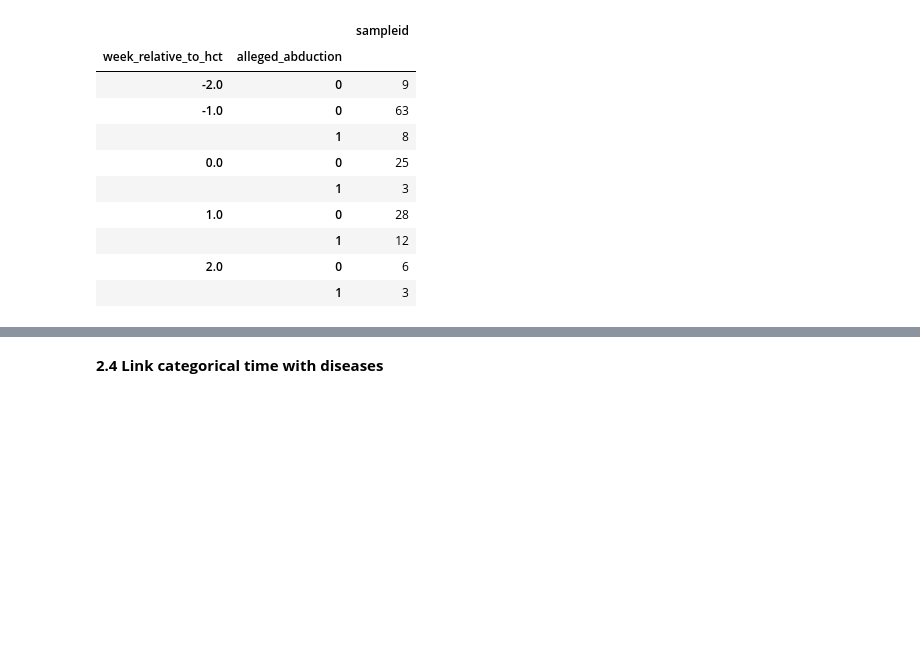
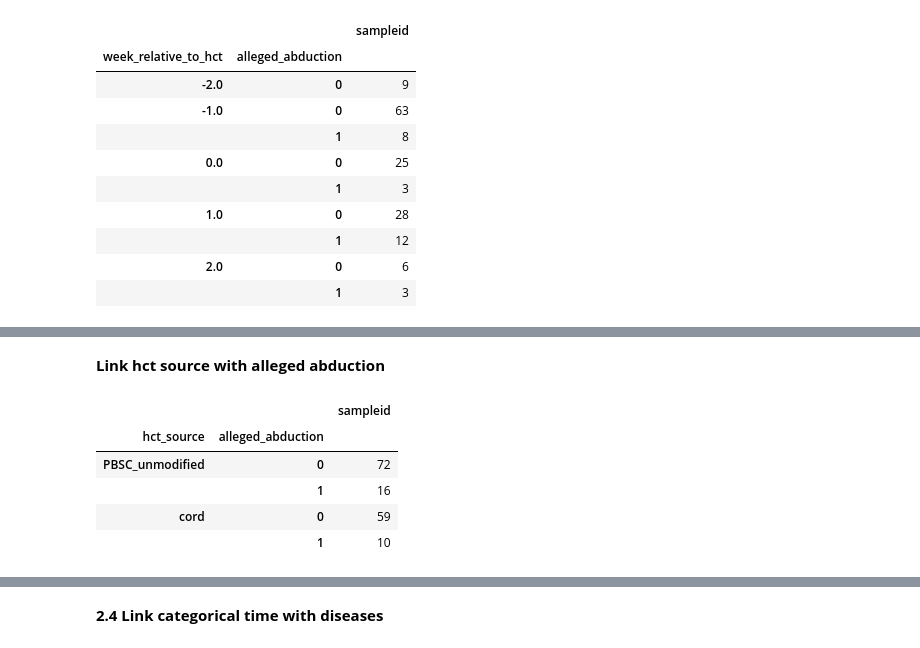
Before and after one commit to banucavlak/alien-cancer-cure, a Jupyter notebook: metadata_analysis.ipynb, the cells around one changed output, grey strips where cells are left out. Cells and saved outputs as stored; diff of their text form; code cells hidden in the pictures; blank space fills up the shorter version.

```diff
--- a/metadata_analysis.ipynb
+++ b/metadata_analysis.ipynb
@@ -355,0 +388,13 @@ df_ab_samples
+# %% [markdown]
+**Link hct source with alleged abduction**
+# %%
+df_ab_samples_4 = df_meta[['hct_source', 'alleged_abduction', 'sampleid']]
+df_ab_samples_4 = df_ab_samples_4.groupby(['hct_source', 'alleged_abduction']).count()
+df_ab_samples_4
+# %% [output]
+|  |  | sampleid |
+| hct_source | alleged_abduction |  |
+| PBSC_unmodified | 0 | 72 |
+|  | 1 | 16 |
+| cord | 0 | 59 |
+|  | 1 | 10 |
```
Also changed, not shown: parts of 9 cells of this notebook.
